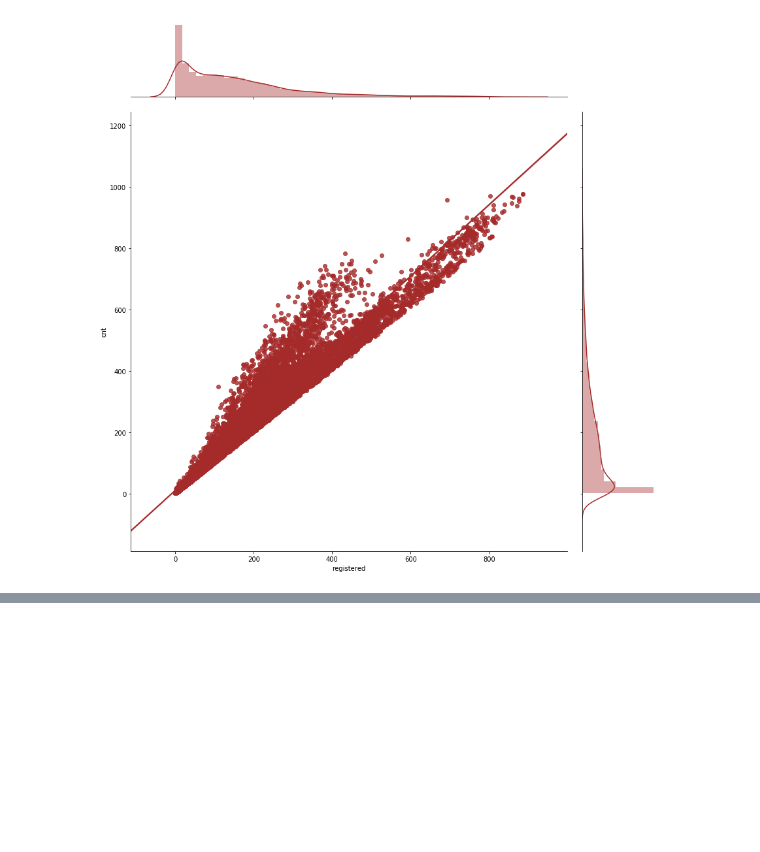
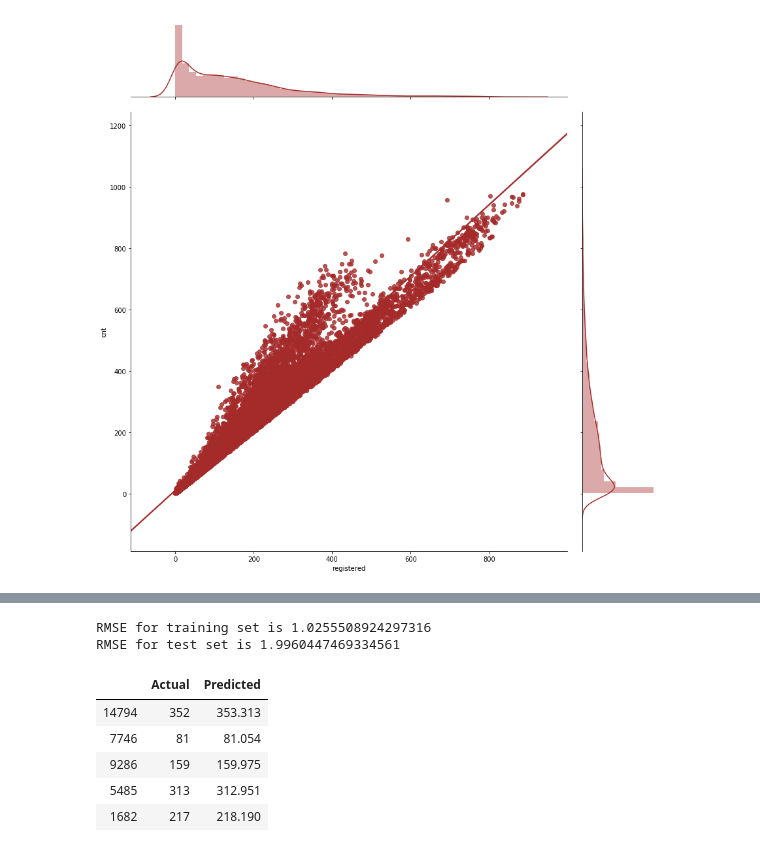
Before and after one commit to sabasajjadi/Bikeshare, a Jupyter notebook: Notebooks/Bikeshare.ipynb, the cells around one changed output, grey strips where cells are left out. Cells and saved outputs as stored; diff of their text form; code cells hidden in the pictures; blank space fills up the shorter version.

```diff
--- a/Notebooks/Bikeshare.ipynb
+++ b/Notebooks/Bikeshare.ipynb
@@ -152,0 +241,16 @@ X_train, X_test, y_train, y_test = train_test_split(X, y, test_size=0.30)
+# %%
+print('RMSE for training set is {}'.format(RMSE_train))
+print('RMSE for test set is {}'.format(RMSE_test))
+# %% [output]
+RMSE for training set is 1.0255508924297316
+RMSE for test set is 1.9960447469334561
+# %%
+df = pd.DataFrame({'Actual': y_test, 'Predicted': y_pred_test})
+df.head()
+# %% [output]
+|  | Actual | Predicted |
+| 14794 | 352 | 353.313 |
+| 7746 | 81 | 81.054 |
+| 9286 | 159 | 159.975 |
+| 5485 | 313 | 312.951 |
+| 1682 | 217 | 218.190 |
```
Also changed, not shown: parts of 15 cells of this notebook.
